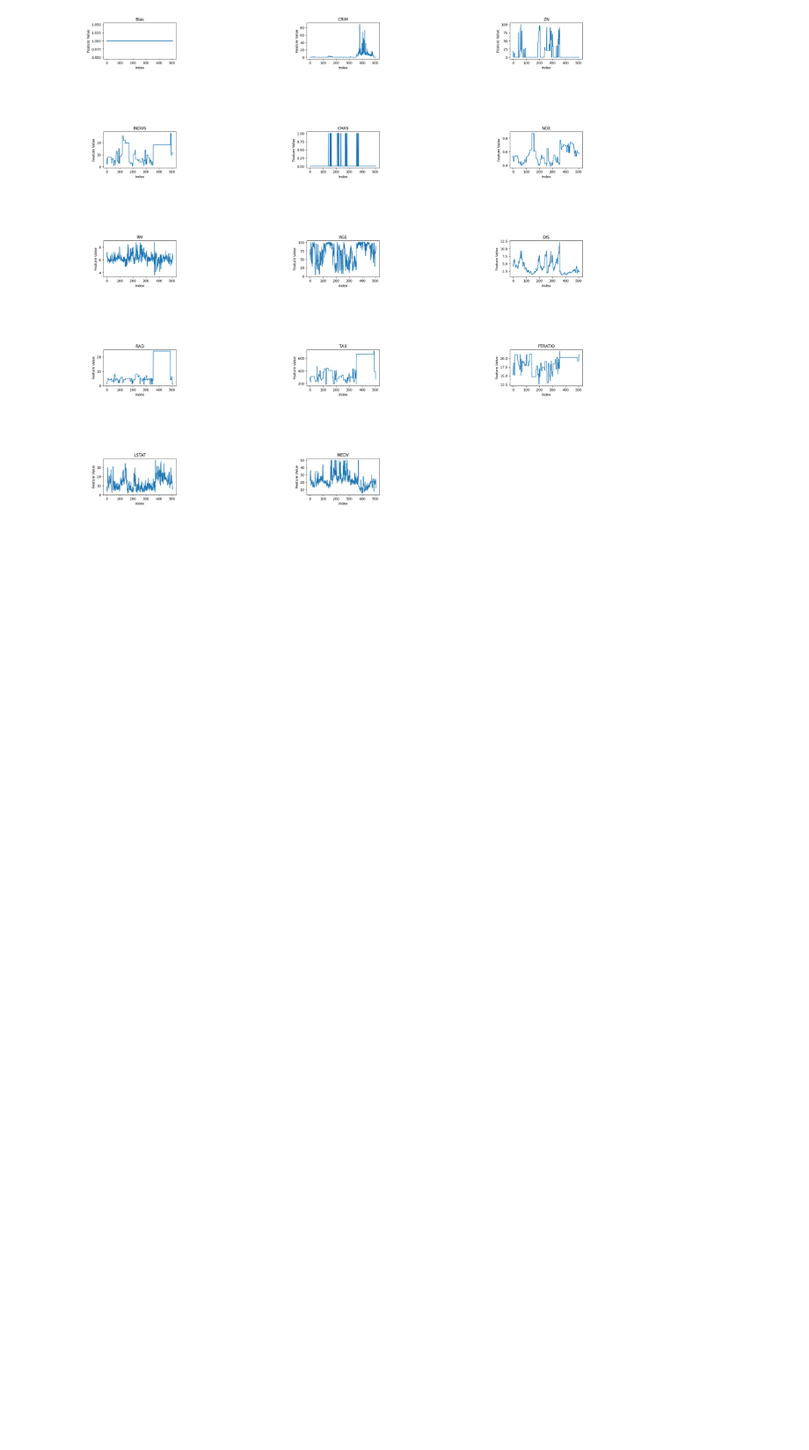
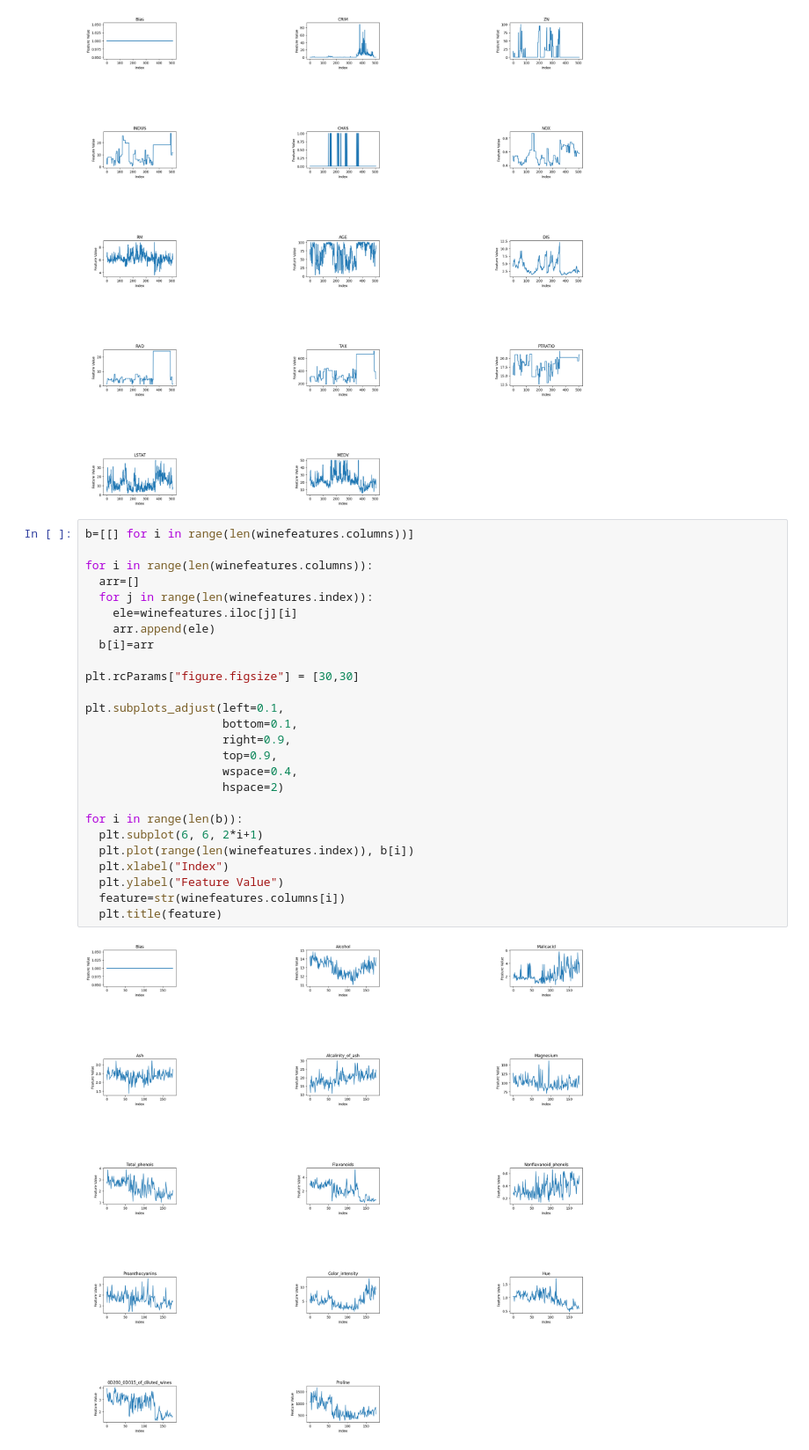
Before and after one commit to lshiyan/COMP551, a Jupyter notebook: 551A1.ipynb, the cells around one changed output. Shown at 88% size. Cells and saved outputs as stored; diff of their text form; blank space fills up the shorter version.

```diff
--- a/551A1.ipynb
+++ b/551A1.ipynb
@@ -87,6 +87,34 @@ for i in range(len(a)):
   plt.title(feature)
 # %% [output]
 [figure]
+# %%
+b=[[] for i in range(len(winefeatures.columns))]
+
+for i in range(len(winefeatures.columns)):
+  arr=[]
+  for j in range(len(winefeatures.index)):
+    ele=winefeatures.iloc[j][i]
+    arr.append(ele)
+  b[i]=arr
+
+plt.rcParams["figure.figsize"] = [30,30]
+
+plt.subplots_adjust(left=0.1,
+                    bottom=0.1,
+                    right=0.9,
+                    top=0.9,
+                    wspace=0.4,
+                    hspace=2)
+
+for i in range(len(b)):
+  plt.subplot(6, 6, 2*i+1)
+  plt.plot(range(len(winefeatures.index)), b[i])
+  plt.xlabel("Index")
+  plt.ylabel("Feature Value")
+  feature=str(winefeatures.columns[i])
+  plt.title(feature)
+# %% [output]
+[figure, added]
 # %%
 #Part 2, Task 1
 
```
Also changed, not shown: parts of 7 cells of this notebook.
